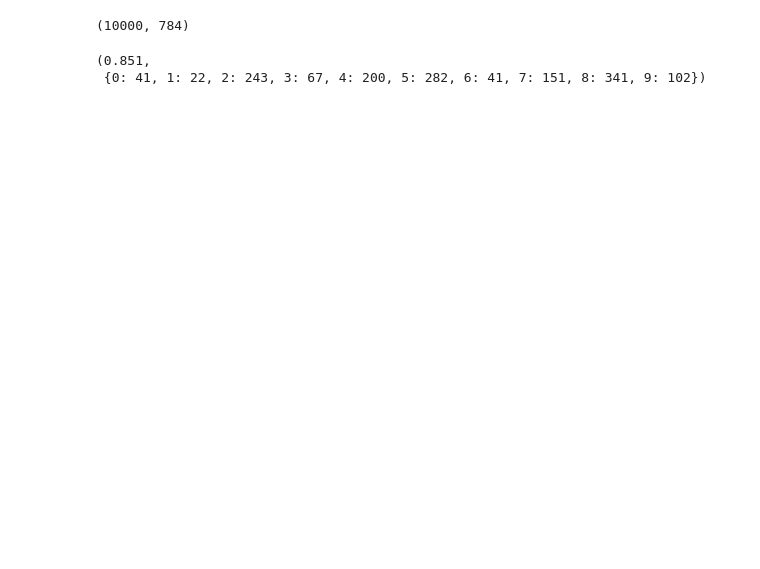
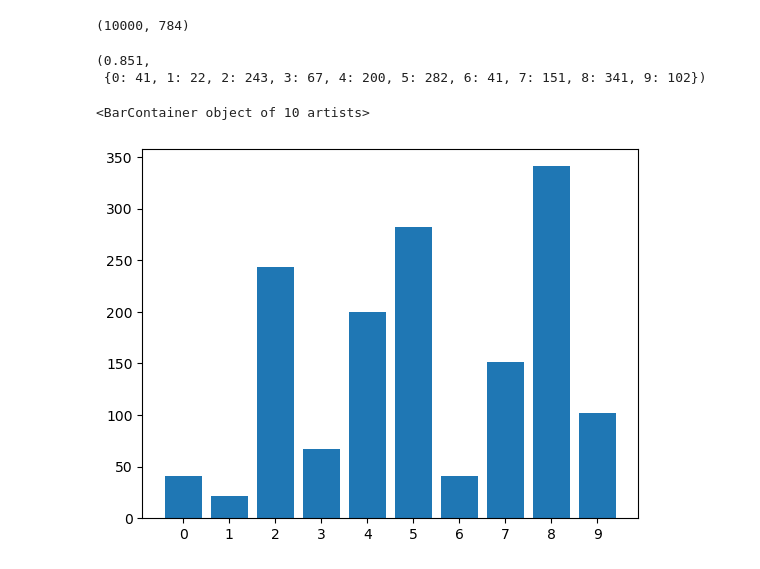
Before and after one commit to Alex1um/tmml, a Jupyter notebook: 3.3.ipynb, the cells around one changed output. Drawn from its saved outputs; the diff is of its cells as text; code cells hidden in the pictures; blank space fills up the shorter version.

```diff
--- a/3.3.ipynb
+++ b/3.3.ipynb
@@ -124,3 +120,10 @@ pred_correct / N, errors
 # %% [output]
 (0.851,
  {0: 41, 1: 22, 2: 243, 3: 67, 4: 200, 5: 282, 6: 41, 7: 151, 8: 341, 9: 102})
+# %%
+import matplotlib.pyplot as plt
+plt.xticks(range(10))
+plt.bar(errors.keys(), errors.values())
+# %% [output]
+<BarContainer object of 10 artists>
+[figure, added]
```
Also changed, not shown: parts of 1 cell of this notebook, 2 other files.
